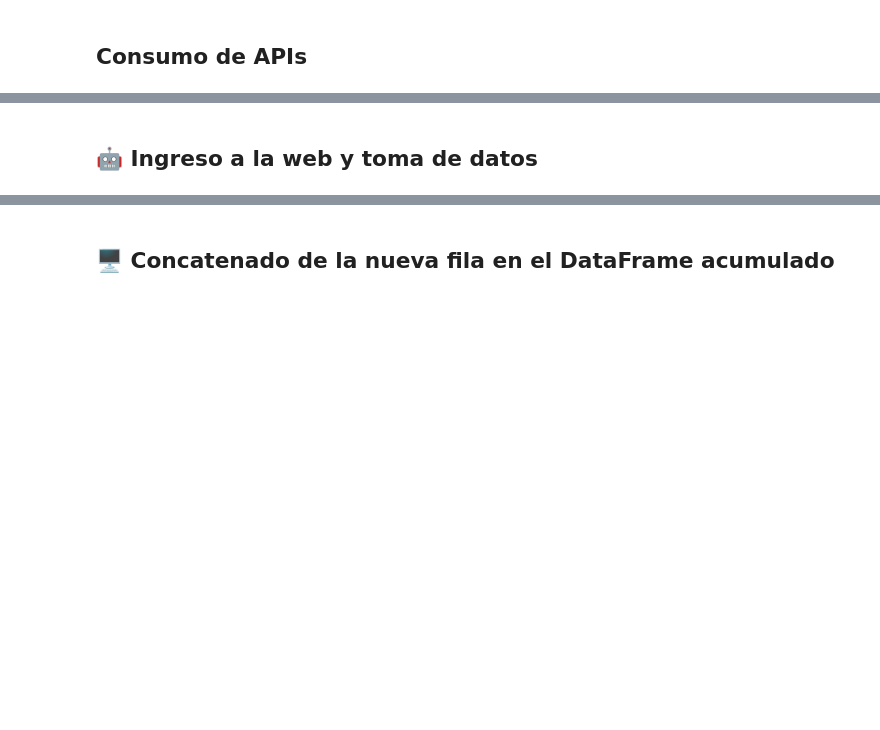
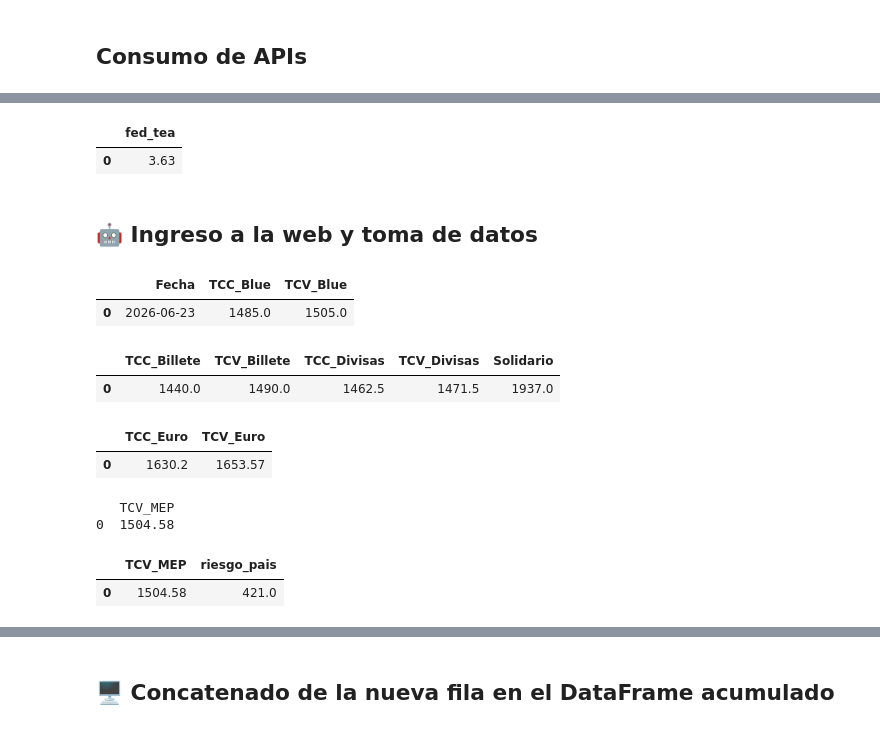
Before and after one commit to mauroemartinez/RPA-exchange-rate-scrapping-automatic-mailing, a Jupyter notebook: Argentinian_Macroeconomic_Automatic_Mailing.ipynb, the cells around one changed output, grey strips where cells are left out. Saved outputs shown, nothing was run; the diff lists cells and outputs as text; code cells hidden in the pictures; blank space fills up the shorter version.

```diff
--- a/Argentinian_Macroeconomic_Automatic_Mailing.ipynb
+++ b/Argentinian_Macroeconomic_Automatic_Mailing.ipynb
@@ -326,7 +335,7 @@ params = {
     "sort_order": "desc"
 }
 
-response = requests.get(fed_api_url, params=params, timeout=20)
+response = httpx.get(fed_api_url, params=params, timeout=20)
 response.raise_for_status()
 data = response.json()["observations"][0]["value"]
 
@@ -336,5 +345,8 @@ fed_tea = pd.DataFrame(
 )
 
 fed_tea
+# %% [output]
+|  | fed_tea |
+| 0 | 3.63 |
 # %% [markdown]
 ## 🤖 Ingreso a la web y toma de datos
@@ -341,16 +360,12 @@ fed_tea
 # %%
 # Ingreso a la web dolarhoy
 # driver = webdriver.Chrome("chromedriver", options=chrome_options)
-driver = obtener_driver(web_dolarhoy)
-
-time.sleep(0.25)
+driver.get(web_dolarhoy)
 
 # Toma de datos mediante xpath
 blue_tcc = driver.find_element(
     "xpath",
     '//*[@id="sitio"]/section/div/div[2]/div[2]/div[1]/div[2]/div[1]/div[2]')
-
-time.sleep(0.25)
 
 blue_tcv = driver.find_element(
     "xpath",
@@ -368,11 +383,12 @@ dolar_hoy = pd.DataFrame(
 dolar_hoy["Fecha"] = pd.to_datetime(dolar_hoy["Fecha"]).dt.date
 
 display(dolar_hoy)
-
-driver.close()
+# %% [output]
+|  | Fecha | TCC_Blue | TCV_Blue |
+| 0 | 2026-06-23 | 1485.0 | 1505.0 |
 # %%
 #Ingreso a la web Banco Nación
-driver = obtener_driver(web_bna)
+driver.get(web_bna)
 
 billete_tcc = driver.find_element(
     "xpath",
@@ -380,49 +396,45 @@ billete_tcc = driver.find_element(
 billete_tcv = driver.find_element(
     "xpath",
     '//*[@id="billetes"]/table/tbody/tr[1]/td[3]')
 
 bna = pd.DataFrame({
     "TCC_Billete":[reemplazar_coma(billete_tcc.text.replace(",",".").lstrip('$'))],
     "TCV_Billete":[reemplazar_coma(billete_tcv.text.replace(",",".").lstrip('$'))]},
     index=[0])
 
 # Botón de divisas
 boton_divisas = driver.find_element("xpath", '//*[@id="rightHome"]/div[1]/div/ul/li[2]/a')
 driver.execute_script("arguments[0].click();", boton_divisas)
-time.sleep(1)
+time.sleep(0.25)
 
 bna_tcc_divisas = driver.find_element(
     "xpath",
     '//*[@id="divisas"]/table/tbody/tr[1]/td[2]')
 bna_tcv_divisas = driver.find_element(
     "xpath",
     '//*[@id="divisas"]/table/tbody/tr[1]/td[3]')
 bna_divisas = pd.DataFrame(
     {"TCC_Divisas":float(bna_tcc_divisas.text),
     "TCV_Divisas":float(bna_tcv_divisas.text)},
     index=[0])
 
 bna = pd.concat([bna,bna_divisas], axis = 1)
 
 #Agregar dólar solidario según impuestos
 bna["Solidario"] = bna.TCV_Billete * 1.3
 
 display(bna)
-
-driver.close()
+# %% [output]
+|  | TCC_Billete | TCV_Billete | TCC_Divisas | TCV_Divisas | Solidario |
+| 0 | 1440.0 | 1490.0 | 1462.5 | 1471.5 | 1937.0 |
 # %%
-driver = obtener_driver(web_euro)
+driver.get(web_euro)
 
 tcc_euro = driver.find_element(
     "xpath",
     '/html/body/main/div/div[1]/div[1]/div/div[2]/div[1]/div/div/div[2]/span[1]')
 
-time.sleep(0.25)
-tcv_euro =  WebDriverWait(driver, 10).until(
-    EC.presence_of_element_located(
-        ("xpath", '/html/body/main/div/div[1]/div[1]/div/div[2]/div[1]/div/div/div[3]/span[1]')
-    )
-)
+tcv_euro = driver.find_element("xpath", '/html/body/main/div/div[1]/div[1]/div/div[2]/div[1]/div/div/div[3]/span[1]')
 
 euro = pd.DataFrame(
     {"TCC_Euro": [float(tcc_euro.text.replace(",","."))],
@@ -431,11 +443,12 @@ euro = pd.DataFrame(
 )
 
 display(euro)
-
-driver.close()
+# %% [output]
+|  | TCC_Euro | TCV_Euro |
+| 0 | 1630.2 | 1653.57 |
 # %%
 # driver = webdriver.Chrome('chromedriver', options=chrome_options)
-driver = obtener_driver(web_mep)
+driver.get(web_mep)
 
 mep = driver.find_element(
     "xpath",
@@ -445,21 +458,19 @@ ambito = pd.DataFrame(
     {"TCV_MEP":[float((reemplazar_coma(mep.text.replace(".","").replace(",","."))))]},
     index=[0])
 
-driver.close()
-
 print(ambito)
+# %% [output]
+   TCV_MEP
+0  1504.58
 # %%
 # driver = webdriver.Chrome('chromedriver', options=chrome_options)
-driver = obtener_driver(web_ambito_riesgo_pais)
+driver.get(web_ambito_riesgo_pais)
 
 # Realizar un pequeño scroll hacia abajo
 driver.execute_script("window.scrollBy(0, 800);")  # Desplaza hacia abajo 500 píxeles
-time.sleep(0.25)
 
 # Esperar hasta que el elemento del riesgo país esté visible
-riesgo_pais = WebDriverWait(driver, 10).until(
-    EC.visibility_of_element_located((By.XPATH, '/html/body/main/div/div[1]/div[7]/table/tbody/tr[1]/td[2]'))
-)
+riesgo_pais = driver.find_element("xpath", '/html/body/main/div/div[1]/div[7]/table/tbody/tr[1]/td[2]')
 
 riesgo_pais = pd.DataFrame(
     {"riesgo_pais":[float(riesgo_pais.text.replace(".","").replace(",",".").lstrip('$'))]},
@@ -469,7 +480,10 @@ ambito = pd.concat([ambito,riesgo_pais],axis = 1)
 
 display(ambito)
 
-driver.close()
+driver.quit()
+# %% [output]
+|  | TCV_MEP | riesgo_pais |
+| 0 | 1504.58 | 421.0 |
 # %%
 #nueva fila final con todos los datos tomados
 bcra_tea_ultimo = inflacion_df["bcra_tea"].iloc[0]
```
Also changed, not shown: parts of 19 cells of this notebook, 3 other files.
